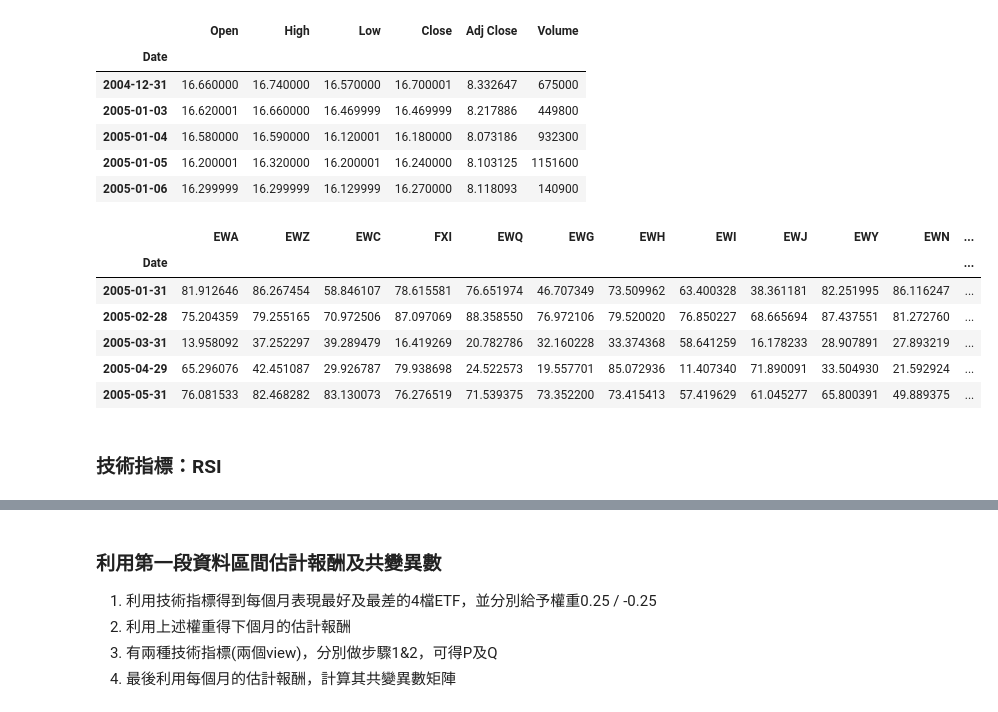
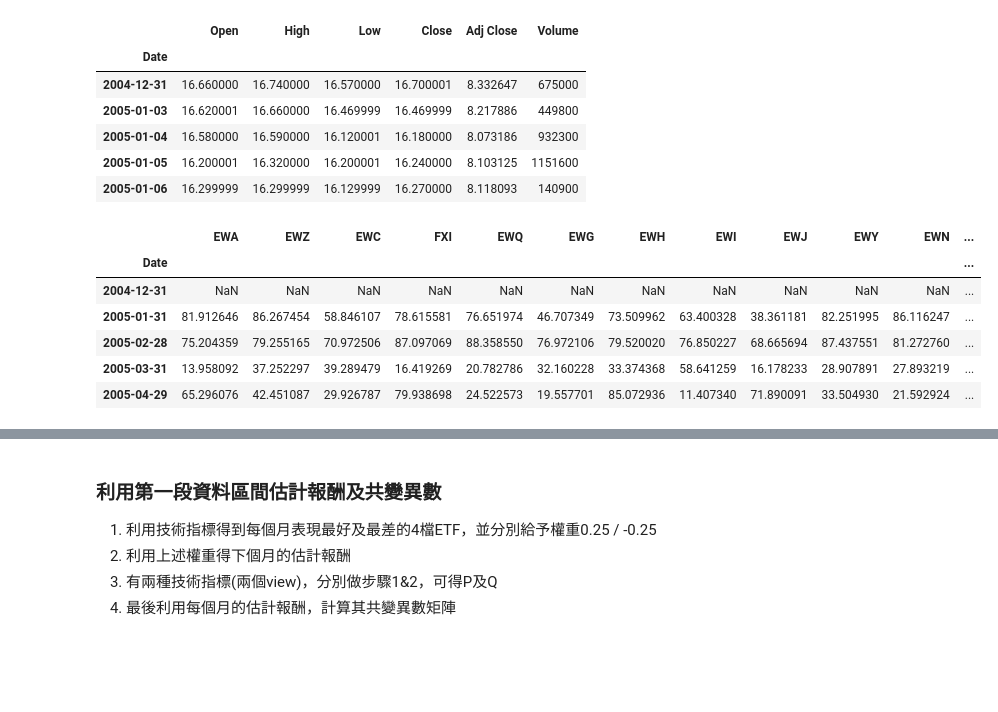
Before and after one commit to Yen-Wei-Chun/Robot_Fin, a Jupyter notebook: hw.2_BL_model/BL_data.ipynb, the cells around one changed output, grey strips where cells are left out. Cells and saved outputs as stored; diff of their text form; code cells hidden in the pictures; blank space fills up the shorter version.

```diff
--- a/hw.2_BL_model/BL_data.ipynb
+++ b/hw.2_BL_model/BL_data.ipynb
@@ -127,18 +162,16 @@ kd_IVV = kd(training_period_data(IVV))
 # %%
 kd_list = [kd_EWA.values, kd_EWZ.values, kd_EWC.values, kd_FXI.values, kd_EWQ.values, kd_EWG.values, kd_EWH.values, kd_EWI.values, kd_EWJ.values, kd_EWY.values, kd_EWN.values, kd_EWS.values, kd_EZA.values, kd_EWP.values, kd_EWD.values, kd_EWL.values, kd_EWT.values, kd_EWU.values, kd_IVV.values]
 kd_frame = pd.DataFrame(kd_list).transpose()
 kd_frame.columns = tickers
 kd_frame.index = kd_EWA.index
-kd_frame = kd_frame.dropna().asfreq('BM')
+kd_frame = kd_frame.asfreq('BM')
 
 kd_frame.head()
 # %% [output]
 |  | EWA | EWZ | EWC | FXI | EWQ | EWG | EWH | EWI | EWJ | EWY | EWN | ... |
 | Date |  |  |  |  |  |  |  |  |  |  |  | ... |
+| 2004-12-31 | NaN | NaN | NaN | NaN | NaN | NaN | NaN | NaN | NaN | NaN | NaN | ... |
 | 2005-01-31 | 81.912646 | 86.267454 | 58.846107 | 78.615581 | 76.651974 | 46.707349 | 73.509962 | 63.400328 | 38.361181 | 82.251995 | 86.116247 | ... |
 | 2005-02-28 | 75.204359 | 79.255165 | 70.972506 | 87.097069 | 88.358550 | 76.972106 | 79.520020 | 76.850227 | 68.665694 | 87.437551 | 81.272760 | ... |
 | 2005-03-31 | 13.958092 | 37.252297 | 39.289479 | 16.419269 | 20.782786 | 32.160228 | 33.374368 | 58.641259 | 16.178233 | 28.907891 | 27.893219 | ... |
 | 2005-04-29 | 65.296076 | 42.451087 | 29.926787 | 79.938698 | 24.522573 | 19.557701 | 85.072936 | 11.407340 | 71.890091 | 33.504930 | 21.592924 | ... |
-| 2005-05-31 | 76.081533 | 82.468282 | 83.130073 | 76.276519 | 71.539375 | 73.352200 | 73.415413 | 57.419629 | 61.045277 | 65.800391 | 49.889375 | ... |
-# %% [markdown]
-### 技術指標：RSI
```
Also changed, not shown: parts of 18 cells of this notebook, 2 other files.
